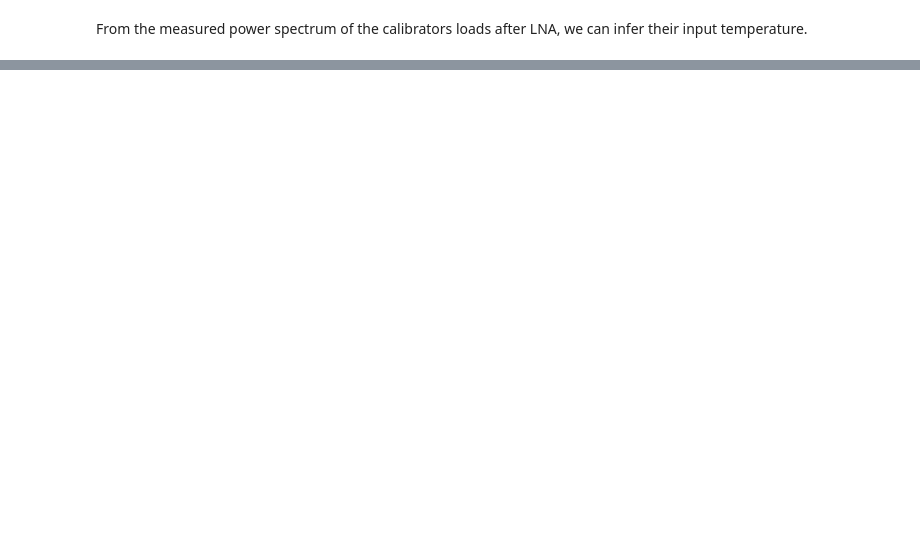
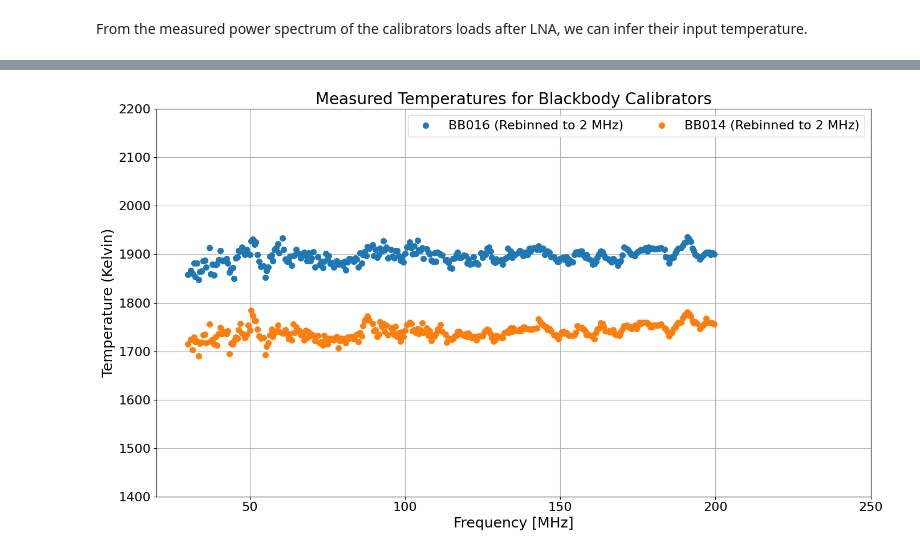
Before and after one commit to alhosani-abdulla/Highz-EXP, a Jupyter notebook: notebooks/calibrator_measurements copy.ipynb, the cells around one changed output, grey strips where cells are left out. Cells and saved outputs as stored; diff of their text form; code cells hidden in the pictures; blank space fills up the shorter version.

```diff
--- a/notebooks/calibrator_measurements copy.ipynb
+++ b/notebooks/calibrator_measurements copy.ipynb
@@ -115,0 +151,13 @@ plotter.plot_spectra([ND01_kelvin, ND02_kelvin], title='Temperatures of Noise Di
+# %%
+rebinned_freq = np.arange(30e6, 200e6, 0.5e6)  # 0.5 MHz channel width
+# %%
+rebinned = BB016_kelvin.resample(rebinned_freq, reducer=np.nanmean, outlier_method='sigma_clip', outlier_sigma=1, inplace=False)
+rebinned_BB14 = BB014_kelvin.resample(rebinned_freq, reducer=np.nanmean, outlier_method='sigma_clip', outlier_sigma=1, inplace=False)
+rebinned.name = 'BB016 (Rebinned to 2 MHz)'
+rebinned_BB14.name = 'BB014 (Rebinned to 2 MHz)'
+plotter.plot_spectra([rebinned, rebinned_BB14], markersize=7, y_range=(1400, 2200), title='Measured Temperatures for Blackbody Calibrators',
+        save_path=pjoin(plot_path, 'BB016_T_inferred_comparison.png'), ylabel='Temperature (Kelvin)',
+        freq_range=(20, 250),
+        marker='o', linestyle='None')
+# %% [output]
+[figure, added]
```
Also changed, not shown: parts of 12 cells of this notebook, 5 other files.
